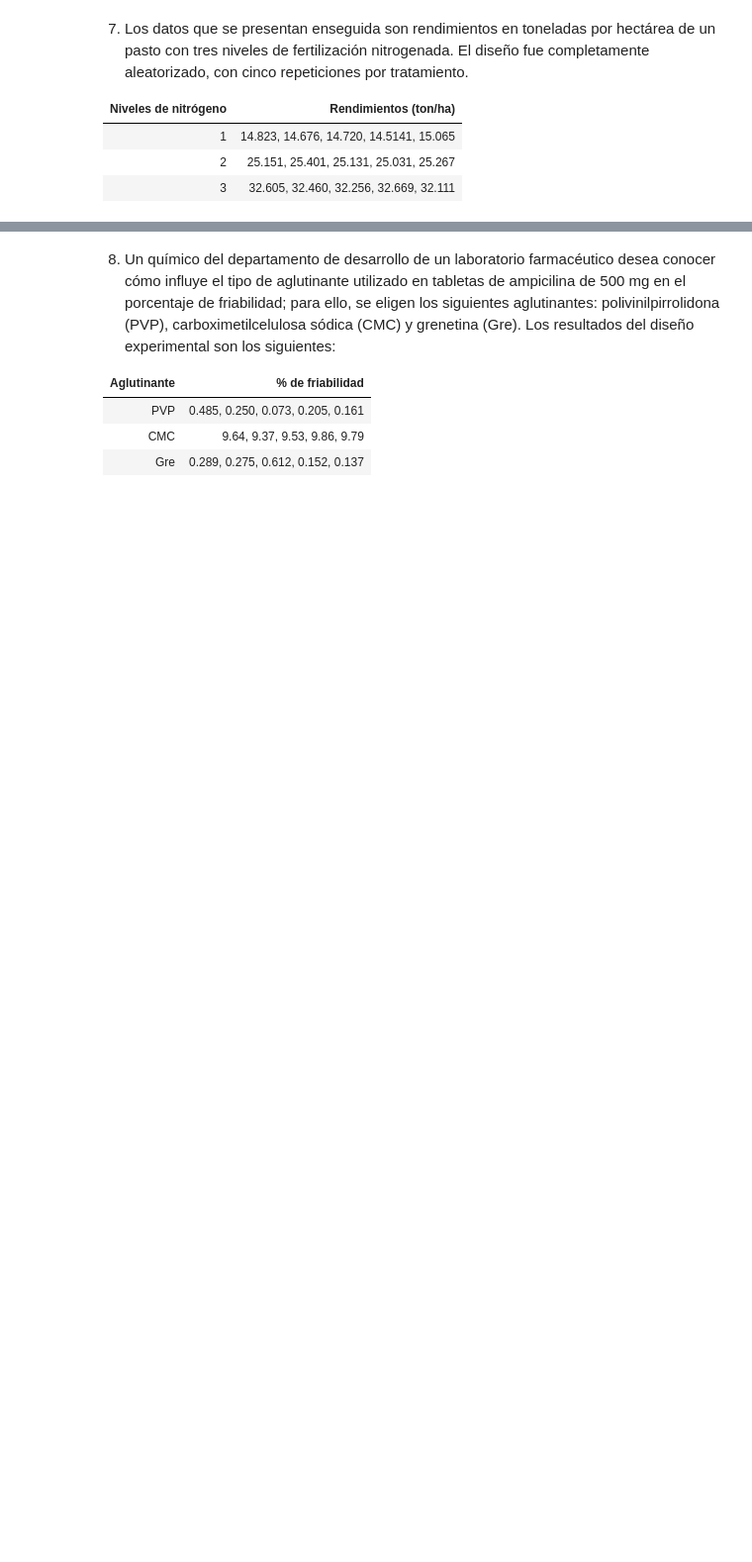
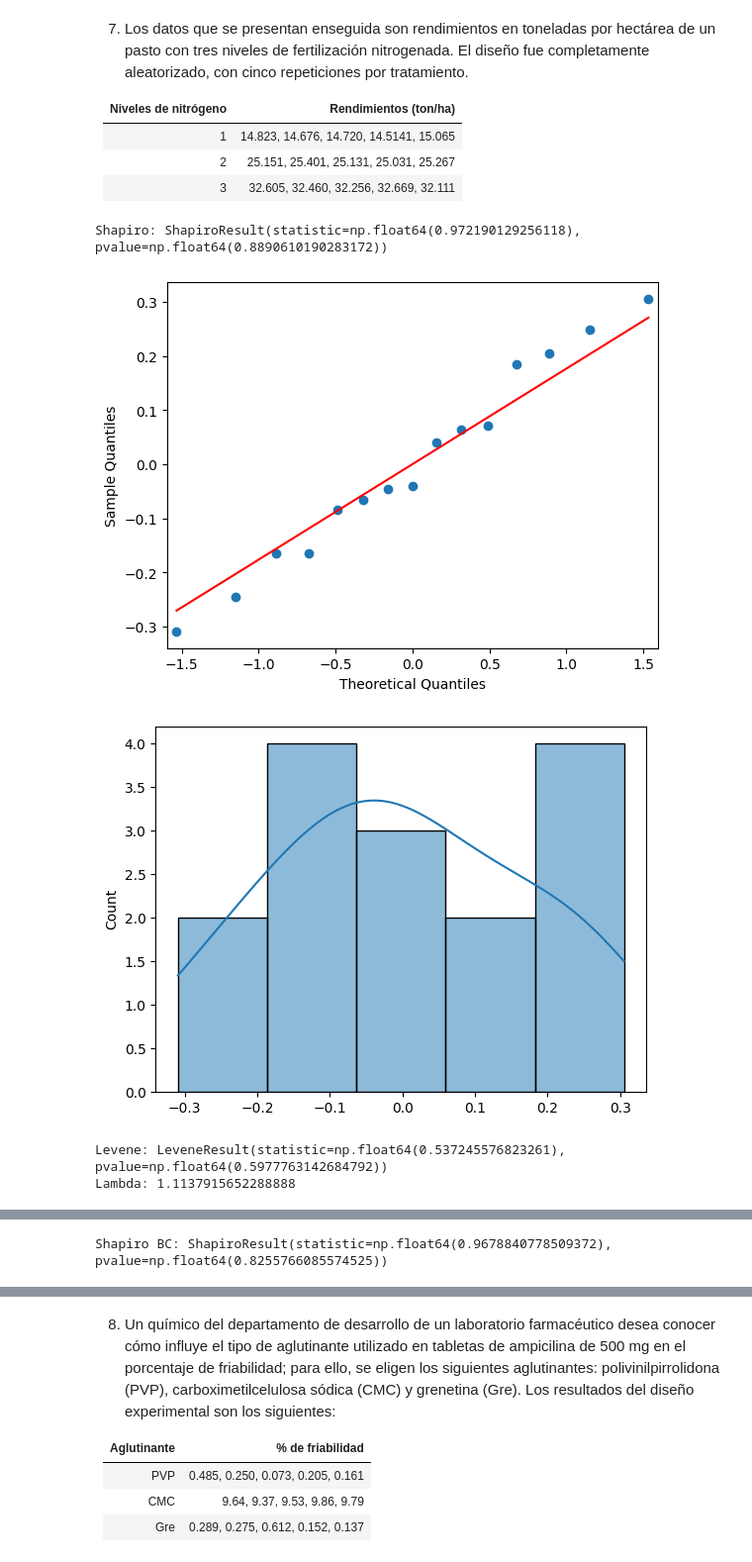
Before and after one commit to kenyarodriguezmor/Estadistica2025B, a Jupyter notebook: Copia_de_Problemas_Un_Factor.ipynb, the cells around one changed output, grey strips where cells are left out. Shown at 99% size. Saved outputs shown, nothing was run; the diff lists cells and outputs as text; code cells hidden in the pictures; blank space fills up the shorter version.

```diff
--- a/Copia_de_Problemas_Un_Factor.ipynb
+++ b/Copia_de_Problemas_Un_Factor.ipynb
@@ -593,3 +859,62 @@ Text(0.5, 1.0, 'Múltiples comparaciones entre todos los pares (Tukey)')
 | 1                     | 14.823, 14.676, 14.720, 14.5141, 15.065 |
 | 2                     | 25.151, 25.401, 25.131, 25.031, 25.267 |
 | 3                     | 32.605, 32.460, 32.256, 32.669, 32.111 |
+# %%
+# DATOS
+datos_p7 = {
+    'Nitrogeno':['1']*5 + ['2']*5 + ['3']*5,
+    'Rendimiento': [14.823,14.676,14.720,14.5141,15.065,
+                    25.151,25.401,25.131,25.031,25.267,
+                    32.605,32.460,32.256,32.669,32.111]
+}
+
+df_p7 = pd.DataFrame(datos_p7)
+
+modelo_p7 = ols('Rendimiento ~ C(Nitrogeno)', data=df_p7).fit()
+sm.stats.anova_lm(modelo_p7, typ=2)
+
+residuos = modelo_p7.resid
+print("Shapiro:", shapiro(residuos))
+
+sm.qqplot(residuos, line='s')
+plt.show()
+
+sns.histplot(residuos, kde=True)
+plt.show()
+
+g1 = df_p7[df_p7['Nitrogeno']=='1']['Rendimiento']
+g2 = df_p7[df_p7['Nitrogeno']=='2']['Rendimiento']
+g3 = df_p7[df_p7['Nitrogeno']=='3']['Rendimiento']
+
+print("Levene:", levene(g1,g2,g3))
+
+df_p7['Rendimiento_boxcox'], lam = boxcox(df_p7['Rendimiento'])
+print("Lambda:", lam)
+
+plt.scatter(df_p7['Rendimiento'], df_p7['Rendimiento_boxcox'])
+plt.show()
+
+modelo_p7_bc = ols('Rendimiento_boxcox ~ C(Nitrogeno)', data=df_p7).fit()
+sm.stats.anova_lm(modelo_p7_bc, typ=2)
+
+print("Shapiro BC:", shapiro(modelo_p7_bc.resid))
+
+sm.qqplot(modelo_p7_bc.resid, line='s')
+plt.show()
+
+sns.histplot(modelo_p7_bc.resid, kde=True)
+plt.show()
+
+print("Levene BC:", levene(g1,g2,g3))
+
+tukey = pairwise_tukeyhsd(df_p7['Rendimiento_boxcox'], df_p7['Nitrogeno'])
+print(tukey)
+
+tukey.plot_simultaneous()
+plt.show()
+# %% [output]
+Shapiro: ShapiroResult(statistic=np.float64(0.972190129256118), pvalue=np.float64(0.8890610190283172))
+[figure, added]
+[figure, added]
+Levene: LeveneResult(statistic=np.float64(0.537245576823261), pvalue=np.float64(0.5977763142684792))
+Lambda: 1.1137915652288888
@@ -595,0 +922 @@ Text(0.5, 1.0, 'Múltiples comparaciones entre todos los pares (Tukey)')
+Shapiro BC: ShapiroResult(statistic=np.float64(0.9678840778509372), pvalue=np.float64(0.8255766085574525))
```
Also changed, not shown: parts of 7 cells of this notebook.
